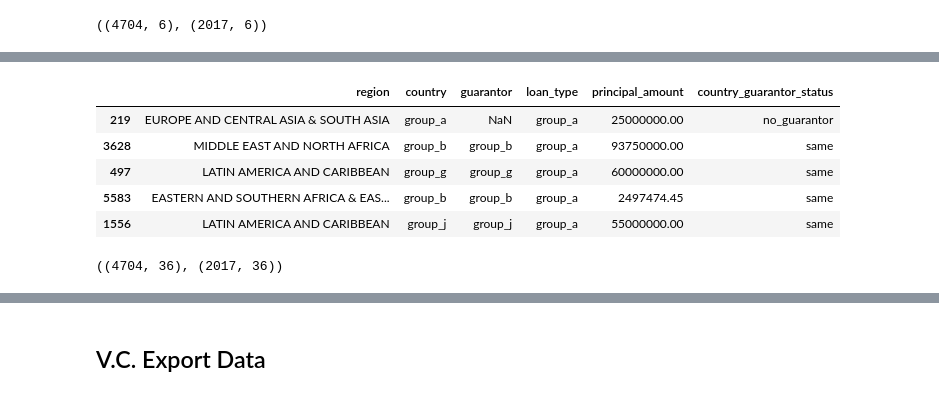
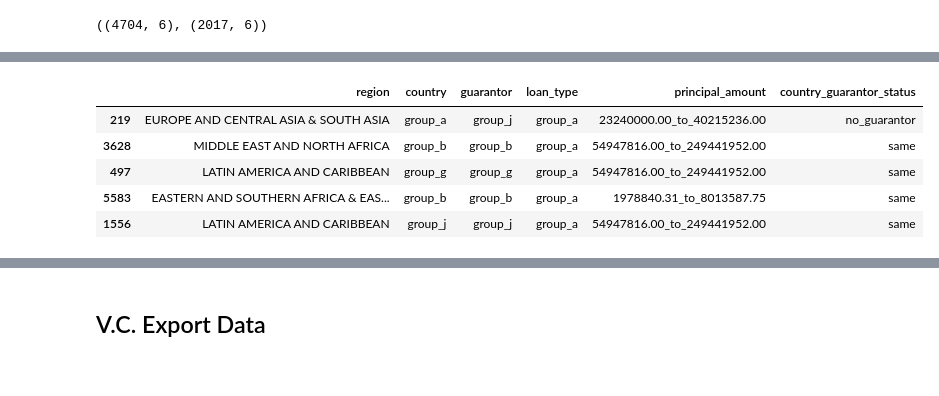
Before and after one commit to hardefarogonondo/IBRD-credit-scorecard-predictive-engine, a Jupyter notebook: notebooks/3_feature_engineering/feature_engineering.ipynb, the cells around one changed output, grey strips where cells are left out. Drawn from its saved outputs; the diff is of its cells as text; code cells hidden in the pictures.

```diff
--- a/notebooks/3_feature_engineering/feature_engineering.ipynb
+++ b/notebooks/3_feature_engineering/feature_engineering.ipynb
@@ -690,8 +644,9 @@ plot_by_woe(principal_amount_woe)
 # %%
 def principal_amount_binning(df):
     bins = [-np.inf, 1978840.31, 8013587.75, 23240000.00, 40215236.00, 54947816.00, 249441952.00, np.inf]
-    bin_labels = ["(-inf, 1978840.31]", "[1978840.31, 8013587.75)", "[8013587.75, 23240000.00)", "[23240000.00, 40215236.00)", "[40215236.00, 54947816.00)", "[54947816.00, 249441952.00)", "[249441952.00, inf)"]
+    bin_labels = ["-inf_to_1978840.31", "1978840.31_to_8013587.75", "8013587.75_to_23240000.00", "23240000.00_to_40215236.00", "40215236.00_to_54947816.00", "54947816.00_to_249441952.00", "249441952.00_to_inf"]
     df["principal_amount"] = pd.cut(df["principal_amount"], bins = bins, labels = bin_labels)
+    df["principal_amount"] = df["principal_amount"].astype(str)
     return df
 # %%
 X_binning = principal_amount_binning(X_binning)
@@ -757,14 +714,18 @@ plot_by_woe(country_guarantor_status_woe)
+# %%
+X_train_binned = X_train.copy()
+X_test_binned = X_test.copy()
 # %%
-def categorical_binning(df):
+def feature_binning(df):
     df = region_binning(df)
     df = country_binning(df, country_groups)
     df = guarantor_binning(df, guarantor_groups)
     df = loan_type_binning(df, loan_type_groups)
+    df = principal_amount_binning(df)
     return df
 # %%
-X_train = categorical_binning(X_train)
-X_test = categorical_binning(X_test)
-X_train.shape, X_test.shape
+X_train_binned = feature_binning(X_train_binned)
+X_test_binned = feature_binning(X_test_binned)
+X_train_binned.shape, X_test_binned.shape
 # %% [output]
 ((4704, 6), (2017, 6))
 # %%
@@ -779,9 +740,9 @@ X_train.head()
 # %%
-X_test.head()
+X_test_binned.head()
 # %% [output]
 |  | region | country | guarantor | loan_type | principal_amount | country_guarantor_status |
-| 219 | EUROPE AND CENTRAL ASIA & SOUTH ASIA | group_a | NaN | group_a | 25000000.00 | no_guarantor |
-| 3628 | MIDDLE EAST AND NORTH AFRICA | group_b | group_b | group_a | 93750000.00 | same |
-| 497 | LATIN AMERICA AND CARIBBEAN | group_g | group_g | group_a | 60000000.00 | same |
-| 5583 | EASTERN AND SOUTHERN AFRICA & EAS... | group_b | group_b | group_a | 2497474.45 | same |
-| 1556 | LATIN AMERICA AND CARIBBEAN | group_j | group_j | group_a | 55000000.00 | same |
+| 219 | EUROPE AND CENTRAL ASIA & SOUTH ASIA | group_a | group_j | group_a | 23240000.00_to_40215236.00 | no_guarantor |
+| 3628 | MIDDLE EAST AND NORTH AFRICA | group_b | group_b | group_a | 54947816.00_to_249441952.00 | same |
+| 497 | LATIN AMERICA AND CARIBBEAN | group_g | group_g | group_a | 54947816.00_to_249441952.00 | same |
+| 5583 | EASTERN AND SOUTHERN AFRICA & EAS... | group_b | group_b | group_a | 1978840.31_to_8013587.75 | same |
+| 1556 | LATIN AMERICA AND CARIBBEAN | group_j | group_j | group_a | 54947816.00_to_249441952.00 | same |
@@ -794,6 +748,0 @@ def dummy_encoding(df, columns_list):
-# %%
-X_train = dummy_encoding(X_train, ["region", "country", "guarantor", "loan_type"])
-X_test = dummy_encoding(X_test, ["region", "country", "guarantor", "loan_type"])
-X_train.shape, X_test.shape
-# %% [output]
-((4704, 36), (2017, 36))
```
Also changed, not shown: parts of 35 cells of this notebook.
